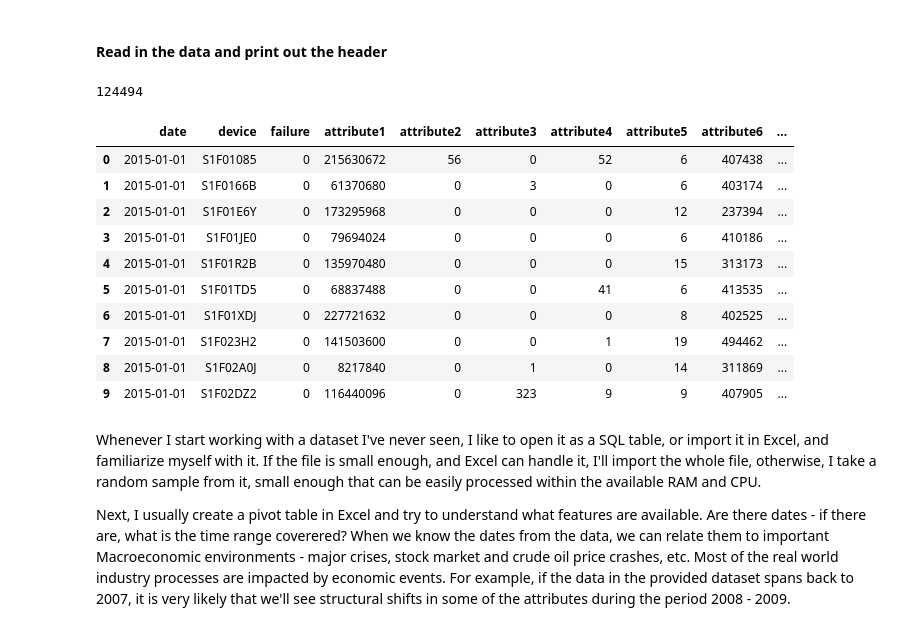
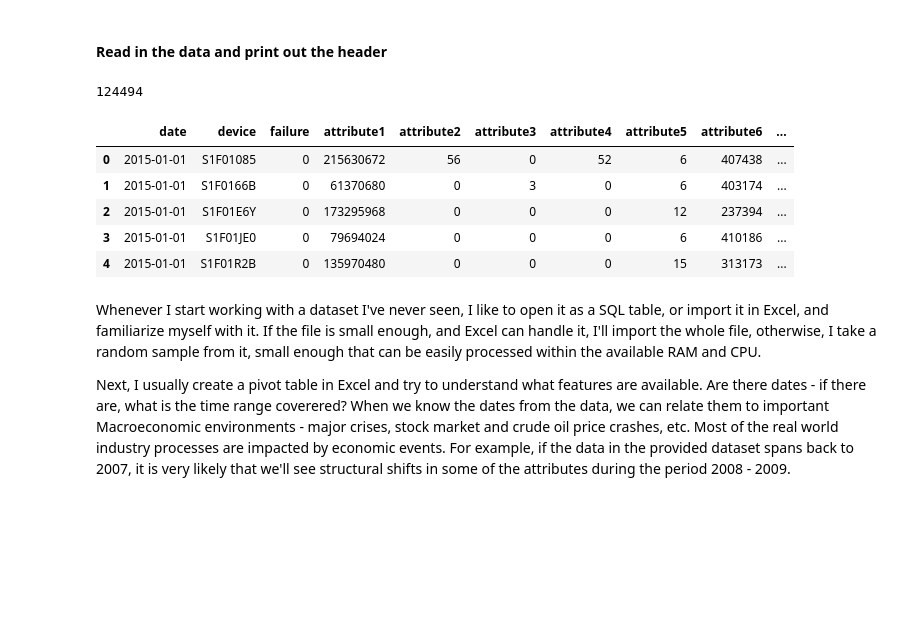
Before and after one commit to vatodorov/ImbalancedDataModels, a Jupyter notebook: aws_device_failures.ipynb, the cells around one changed output. Saved outputs shown, nothing was run; the diff lists cells and outputs as text; code cells hidden in the pictures; blank space fills up the shorter version.

```diff
--- a/aws_device_failures.ipynb
+++ b/aws_device_failures.ipynb
@@ -160,24 +160,19 @@ def modelAccuracyStats(model, modeling_method, _x_train, _y_train, _x_validate,
 #### Read in the data and print out the header
 # %%
 # Read in the data and print out the header
-device_data = pd.read_csv(selectOS("win"))
+device_data = pd.read_csv(selectOS("mac"))
 
 # Check if the number of rows is as expected
 print (len(device_data))
-device_data.head(10)
+device_data.head(5)
 # %% [output]
 124494
 |  | date | device | failure | attribute1 | attribute2 | attribute3 | attribute4 | attribute5 | attribute6 | ... |
 | 0 | 2015-01-01 | S1F01085 | 0 | 215630672 | 56 | 0 | 52 | 6 | 407438 | ... |
 | 1 | 2015-01-01 | S1F0166B | 0 | 61370680 | 0 | 3 | 0 | 6 | 403174 | ... |
 | 2 | 2015-01-01 | S1F01E6Y | 0 | 173295968 | 0 | 0 | 0 | 12 | 237394 | ... |
 | 3 | 2015-01-01 | S1F01JE0 | 0 | 79694024 | 0 | 0 | 0 | 6 | 410186 | ... |
 | 4 | 2015-01-01 | S1F01R2B | 0 | 135970480 | 0 | 0 | 0 | 15 | 313173 | ... |
-| 5 | 2015-01-01 | S1F01TD5 | 0 | 68837488 | 0 | 0 | 41 | 6 | 413535 | ... |
-| 6 | 2015-01-01 | S1F01XDJ | 0 | 227721632 | 0 | 0 | 0 | 8 | 402525 | ... |
-| 7 | 2015-01-01 | S1F023H2 | 0 | 141503600 | 0 | 0 | 1 | 19 | 494462 | ... |
-| 8 | 2015-01-01 | S1F02A0J | 0 | 8217840 | 0 | 1 | 0 | 14 | 311869 | ... |
-| 9 | 2015-01-01 | S1F02DZ2 | 0 | 116440096 | 0 | 323 | 9 | 9 | 407905 | ... |
 # %% [markdown]
 Whenever I start working with a dataset I've never seen, I like to open it as a SQL table, or import it in Excel, and familiarize myself with it. If the file is small enough, and Excel can handle it, I'll import the whole file, otherwise, I take a random sample from it, small enough that can be easily processed within the available RAM and CPU.
 
```
Also changed, not shown: parts of 19 cells of this notebook.
